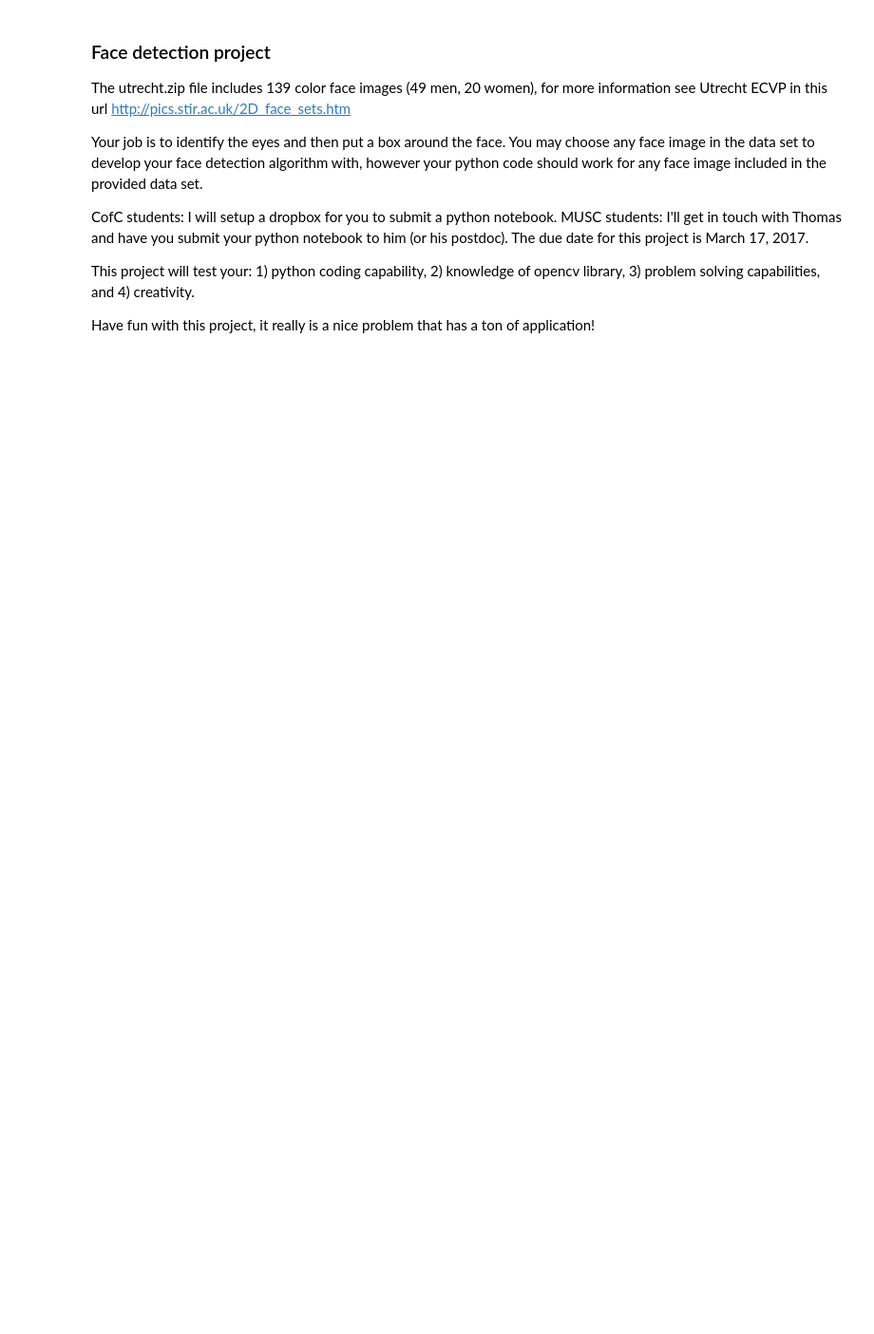
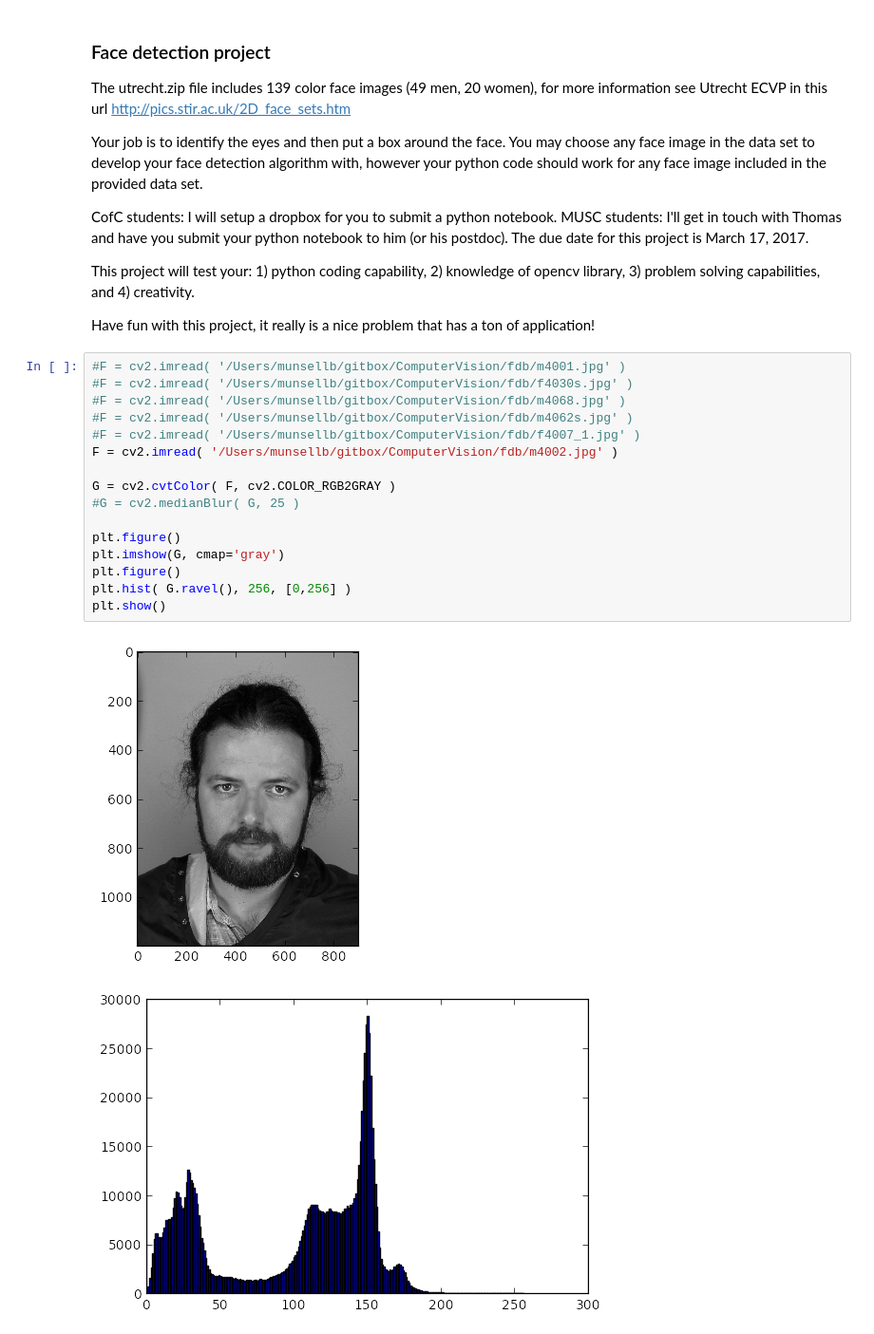
Before and after one commit to munsellb/ComputerVision, a Jupyter notebook: Brent.ipynb, the cells around one changed output. Shown: that part at 95% size. Saved outputs shown, nothing was run; the diff lists cells and outputs as text; blank space fills up the shorter version.

```diff
--- a/Brent.ipynb
+++ b/Brent.ipynb
@@ -462,3 +597,22 @@ CofC students: I will setup a dropbox for you to submit a python notebook. MUSC
 This project will test your: 1) python coding capability, 2) knowledge of opencv library, 3) problem solving capabilities, and 4) creativity.
 
 Have fun with this project, it really is a nice problem that has a ton of application!
+# %%
+#F = cv2.imread( '/Users/munsellb/gitbox/ComputerVision/fdb/m4001.jpg' )
+#F = cv2.imread( '/Users/munsellb/gitbox/ComputerVision/fdb/f4030s.jpg' )
+#F = cv2.imread( '/Users/munsellb/gitbox/ComputerVision/fdb/m4068.jpg' )
+#F = cv2.imread( '/Users/munsellb/gitbox/ComputerVision/fdb/m4062s.jpg' )
+#F = cv2.imread( '/Users/munsellb/gitbox/ComputerVision/fdb/f4007_1.jpg' )
+F = cv2.imread( '/Users/munsellb/gitbox/ComputerVision/fdb/m4002.jpg' )
+
+G = cv2.cvtColor( F, cv2.COLOR_RGB2GRAY )
+#G = cv2.medianBlur( G, 25 )
+
+plt.figure()
+plt.imshow(G, cmap='gray')
+plt.figure()
+plt.hist( G.ravel(), 256, [0,256] )
+plt.show()
+# %% [output]
+[figure, added]
+[figure, added]
```
Also changed, not shown: parts of 3 cells of this notebook.
